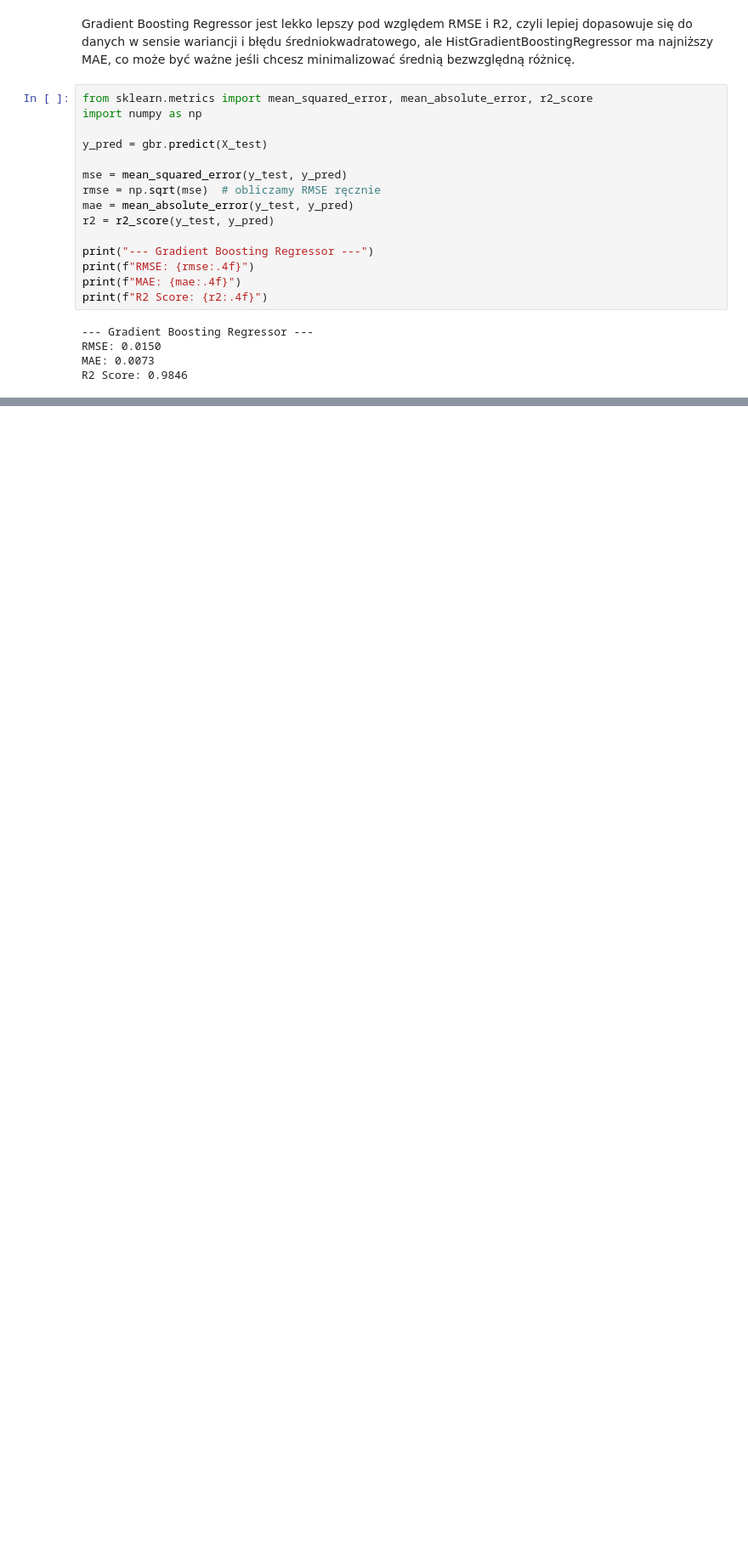
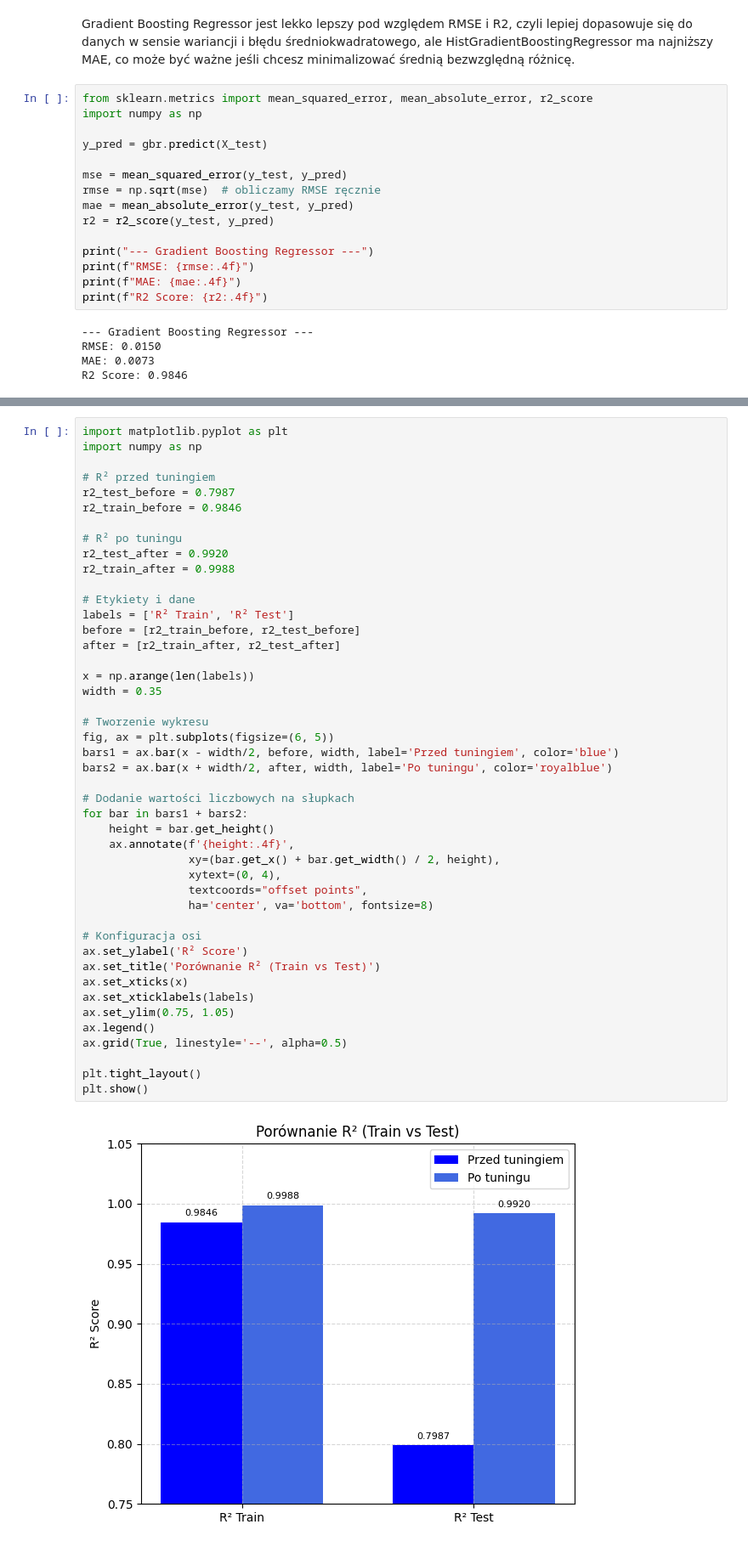
Before and after one commit to woywro/machine-learning-project, a Jupyter notebook: etap3.ipynb, the cells around one changed output, grey strips where cells are left out. Shown: that part at 85% size. Cells and saved outputs as stored; diff of their text form; blank space fills up the shorter version.

```diff
--- a/etap3.ipynb
+++ b/etap3.ipynb
@@ -550,0 +670,47 @@ R2 Score: 0.9846
+# %%
+import matplotlib.pyplot as plt
+import numpy as np
+
+# R² przed tuningiem
+r2_test_before = 0.7987
+r2_train_before = 0.9846
+
+# R² po tuningu
+r2_test_after = 0.9920
+r2_train_after = 0.9988
+
+# Etykiety i dane
+labels = ['R² Train', 'R² Test']
+before = [r2_train_before, r2_test_before]
+after = [r2_train_after, r2_test_after]
+
+x = np.arange(len(labels))
+width = 0.35
+
+# Tworzenie wykresu
+fig, ax = plt.subplots(figsize=(6, 5))
+bars1 = ax.bar(x - width/2, before, width, label='Przed tuningiem', color='blue')
+bars2 = ax.bar(x + width/2, after, width, label='Po tuningu', color='royalblue')
+
+# Dodanie wartości liczbowych na słupkach
+for bar in bars1 + bars2:
+    height = bar.get_height()
+    ax.annotate(f'{height:.4f}',
+                xy=(bar.get_x() + bar.get_width() / 2, height),
+                xytext=(0, 4),
+                textcoords="offset points",
+                ha='center', va='bottom', fontsize=8)
+
+# Konfiguracja osi
+ax.set_ylabel('R² Score')
+ax.set_title('Porównanie R² (Train vs Test)')
+ax.set_xticks(x)
+ax.set_xticklabels(labels)
+ax.set_ylim(0.75, 1.05)
+ax.legend()
+ax.grid(True, linestyle='--', alpha=0.5)
+
+plt.tight_layout()
+plt.show()
+# %% [output]
+[figure, added]
```
Also changed, not shown: parts of 14 cells of this notebook.
